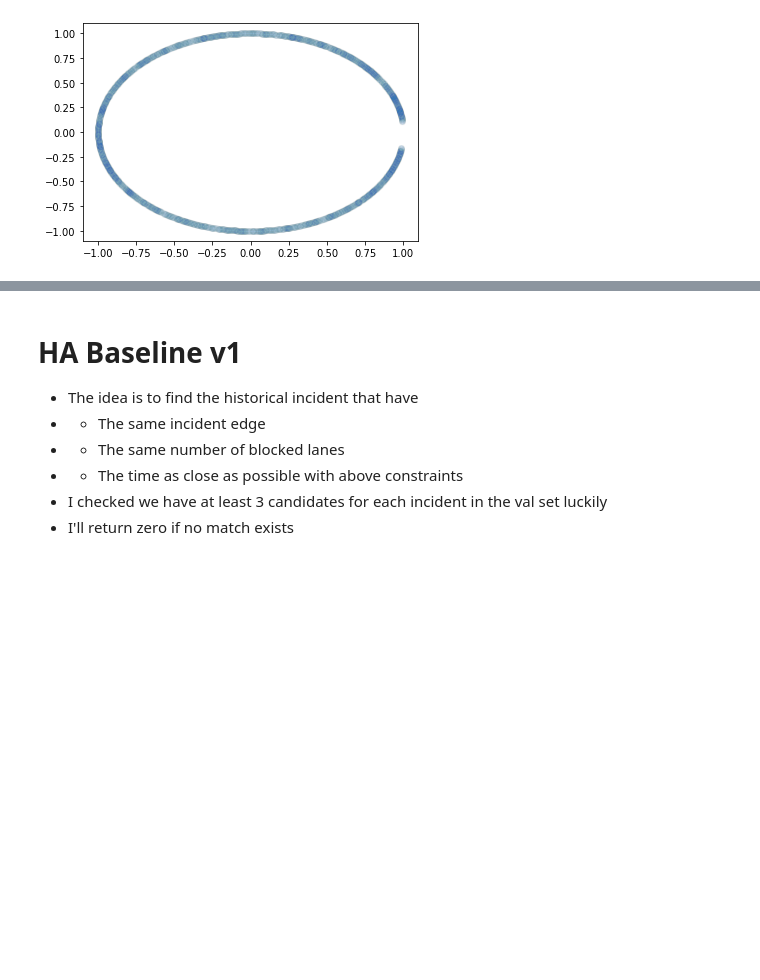
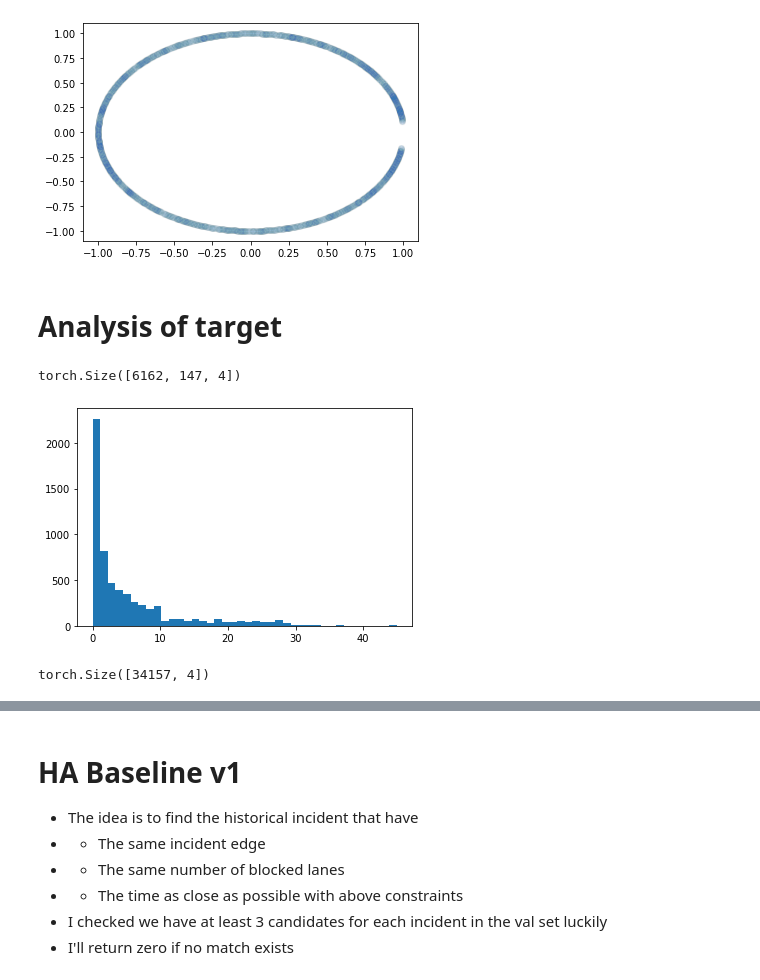
Before and after one commit to MathiasNT/CongestionPropagationPrediction, a Jupyter notebook: notebooks/HA_baseline_dev.ipynb, the cells around one changed output, grey strips where cells are left out. Saved outputs shown, nothing was run; the diff lists cells and outputs as text; code cells hidden in the pictures; blank space fills up the shorter version.

```diff
--- a/notebooks/HA_baseline_dev.ipynb
+++ b/notebooks/HA_baseline_dev.ipynb
@@ -89,3 +99,20 @@ plt.scatter(i_times[:,0], i_times[:,1], alpha=0.01)
 # %% [output]
 <matplotlib.collections.PathCollection at 0x...>
 [figure]
+# %% [markdown]
+# Analysis of target
+# %%
+train_target = train_dataset.target_data.clone()
+train_target.shape
+# %% [output]
+torch.Size([6162, 147, 4])
+# %%
+# Target class num affected
+plt.hist(train_target[...,0].sum(1), bins = 40);
+# %% [output]
+[figure, added]
+# %%
+affected_train_target = train_target[train_target[...,0] == 1]
+affected_train_target.shape
+# %% [output]
+torch.Size([34157, 4])
```
Also changed, not shown: parts of 26 cells of this notebook, 8 other files.
